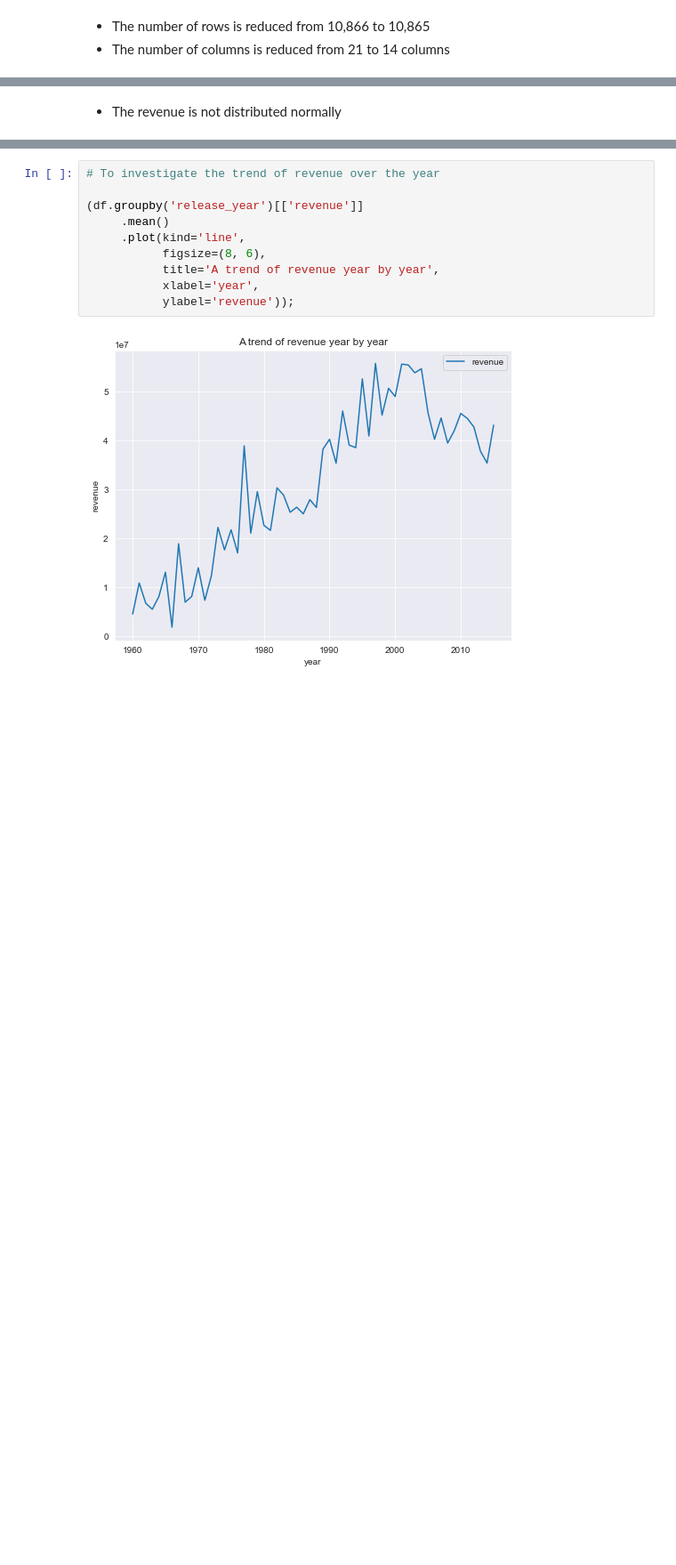
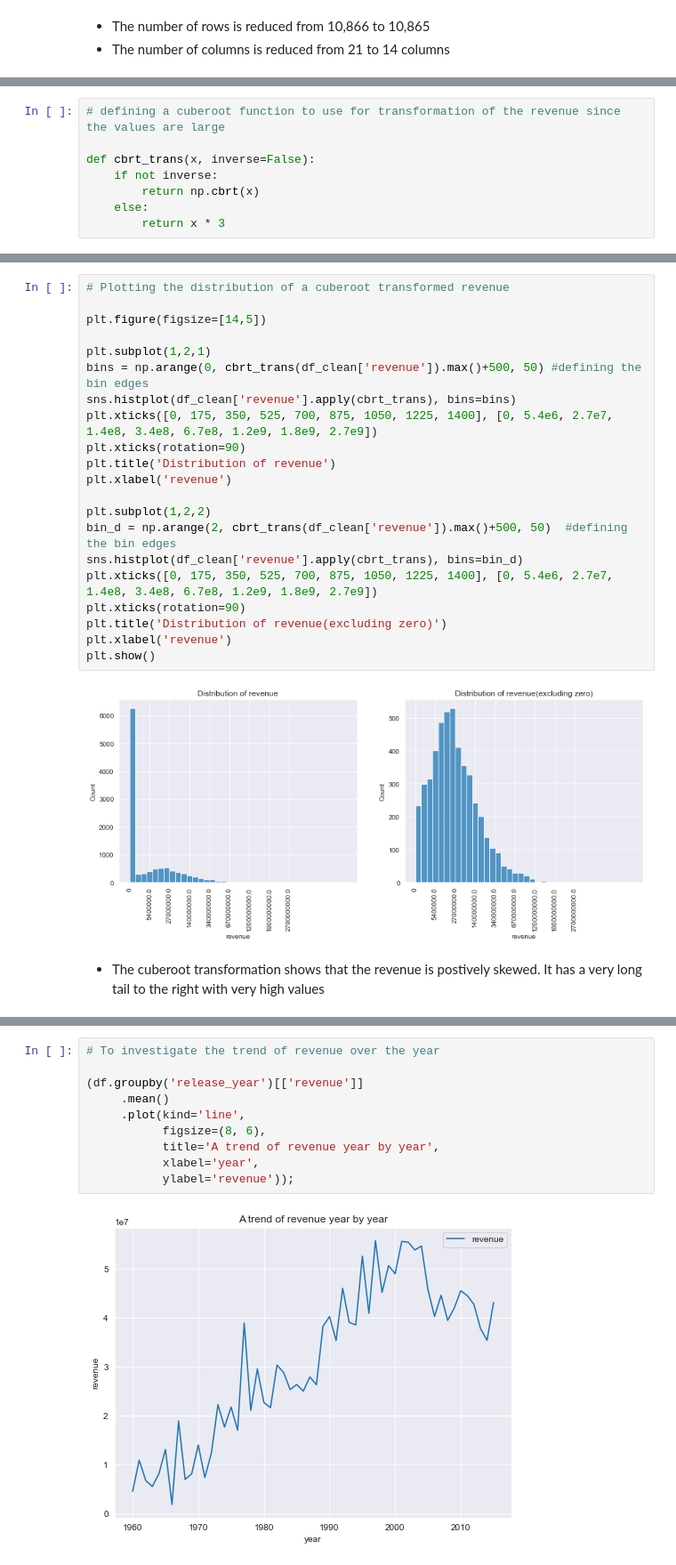
Before and after one commit to VTECH-WORLD/Investigate_a_dataset_TMDb_Movie_data, a Jupyter notebook: Investigate_a_Dataset.ipynb, the cells around one changed output, grey strips where cells are left out. Shown at 89% size. Saved outputs shown, nothing was run; the diff lists cells and outputs as text; blank space fills up the shorter version.

```diff
--- a/Investigate_a_Dataset.ipynb
+++ b/Investigate_a_Dataset.ipynb
@@ -425,0 +423,8 @@ df['revenue'].plot(kind='hist', title='A distribution of the revenue', xlabel='r
+# %%
+# defining a cuberoot function to use for transformation of the revenue since the values are large
+
+def cbrt_trans(x, inverse=False):
+    if not inverse:
+        return np.cbrt(x)
+    else:
+        return x * 3
@@ -426,2 +445,25 @@ df['revenue'].plot(kind='hist', title='A distribution of the revenue', xlabel='r
+# %%
+# Plotting the distribution of a cuberoot transformed revenue
+
+plt.figure(figsize=[14,5])
+
+plt.subplot(1,2,1)
+bins = np.arange(0, cbrt_trans(df_clean['revenue']).max()+500, 50) #defining the bin edges
+sns.histplot(df_clean['revenue'].apply(cbrt_trans), bins=bins)
+plt.xticks([0, 175, 350, 525, 700, 875, 1050, 1225, 1400], [0, 5.4e6, 2.7e7, 1.4e8, 3.4e8, 6.7e8, 1.2e9, 1.8e9, 2.7e9])
+plt.xticks(rotation=90)
+plt.title('Distribution of revenue')
+plt.xlabel('revenue')
+
+plt.subplot(1,2,2)
+bin_d = np.arange(2, cbrt_trans(df_clean['revenue']).max()+500, 50)  #defining the bin edges
+sns.histplot(df_clean['revenue'].apply(cbrt_trans), bins=bin_d)
+plt.xticks([0, 175, 350, 525, 700, 875, 1050, 1225, 1400], [0, 5.4e6, 2.7e7, 1.4e8, 3.4e8, 6.7e8, 1.2e9, 1.8e9, 2.7e9])
+plt.xticks(rotation=90)
+plt.title('Distribution of revenue(excluding zero)')
+plt.xlabel('revenue')
+plt.show()
+# %% [output]
+[figure, added]
 # %% [markdown]
-- The revenue is not distributed normally
+- The cuberoot transformation shows that the revenue is postively skewed. It has a very long tail to the right with very high values
```
Also changed, not shown: parts of 73 cells of this notebook.
